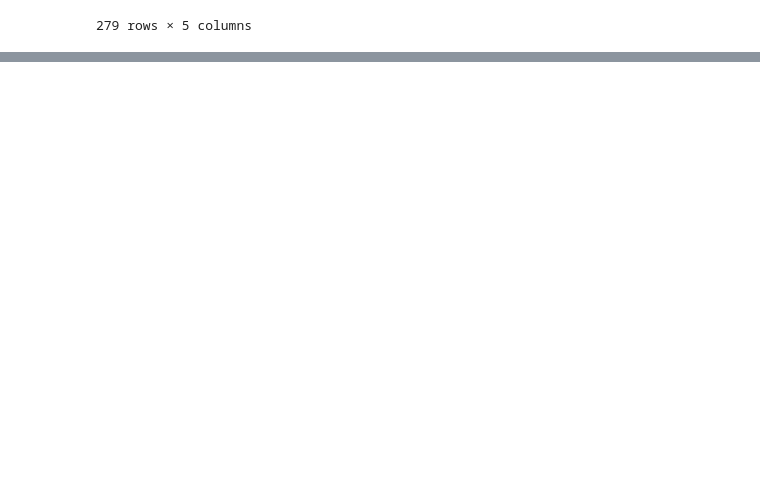
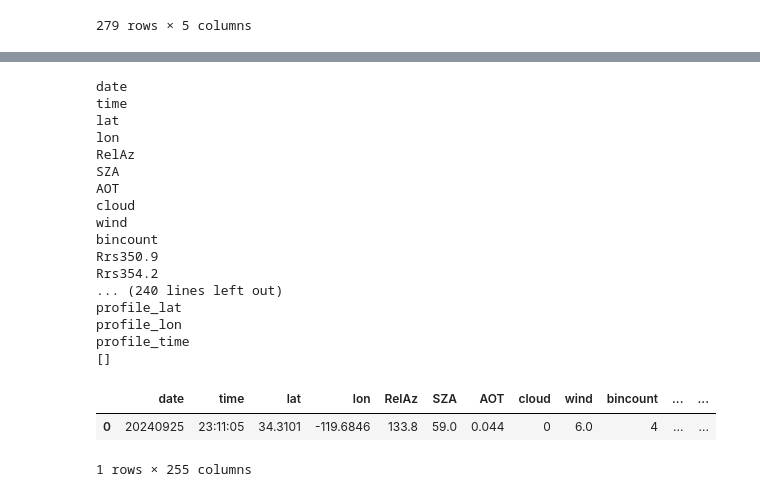
Before and after one commit to weiwilliam/SeaPACE, a Jupyter notebook: Notebooks/granulesovertruecolor.ipynb, the cells around one changed output, grey strips where cells are left out. Cells and saved outputs as stored; diff of their text form; code cells hidden in the pictures; blank space fills up the shorter version.

```diff
--- a/Notebooks/granulesovertruecolor.ipynb
+++ b/Notebooks/granulesovertruecolor.ipynb
@@ -37,10 +38,8 @@ areasize = (600, 900)
 height, width = areasize
 proj = ccrs.PlateCarree()
 # %%
-results = earthaccess.search_data(
+search_results = earthaccess.search_data(
     short_name="PACE_OCI_L2_AOP",
     temporal=tspan,
     bounding_box=bbox,
-    # cloud_cover=clouds,
 )
-paths = earthaccess.open(results)
@@ -86,6 +234,6 @@ def get_OCI_PACE_truecolor(time, size=(400, 800), bbox=(-180, -90, 180, 90)):
 # %%
 granules_data = []
-for i, grmeta in enumerate(tqdm(results, desc='Processing Granules')):
+for i, grmeta in enumerate(tqdm(search_results, desc='Processing Granules')):
     gr_name = grmeta['umm']['GranuleUR']
     gr_time = grmeta['umm']['TemporalExtent']['RangeDateTime']['BeginningDateTime']
     polygons = grmeta['umm']['SpatialExtent']['HorizontalSpatialDomain']['Geometry']['GPolygons']
@@ -534,0 +707,3 @@ app.servable()
+# %%
+list4open = [search_results[i] for i in avail_granules['granule_index']]
+files = earthaccess.open(list4open)
@@ -534,0 +736,55 @@ app.servable()
+# %%
+def clean_column(col):
+    match = re.match(r'^Rrs(\d+\.\d+)_unc$', col)
+    print(col)
+    return str(float(match.group(1))) if match else col
+# %%
+# sb_file = 'PACE-PAX_PACE_PAX_Shearwater_RV_Shearwater_HyperSAS_20240925_231105_L2_Rrs_L11_STATION_37_0_R1.sb'
+sb_file = 'PACE-PAX_PACE_PAX_Shearwater_RV_Shearwater_HyperSAS_20240925_231105_L2_Rrs_STATION_37_0_R1.sb'
+# sb_file = 'PVST_POL_PACE-PAX_Shearwater_above_water_radiometry_nflh_NRL_20240906_St_1_R1.sb'
+for sb in root.rglob(sb_file):
+    df = read_sb(sb)
+    matches = pd.Series(df.columns).str.contains('[Rr]rs')
+    if matches.any():
+        df_wide = df.reset_index(drop=True)
+        df_wide.columns = [clean_column(col) for col in df_wide.columns]
+    else:
+        df_wide = (
+            df
+            .pivot(index=["profile_time","profile_lat","profile_lon"],
+                   columns="Wavelength",
+                   values="Rrs")
+            .reset_index(drop=True)
+            .rename(columns={
+                "profile_time":"datetime",
+                "profile_lat":"lat",
+                "profile_lon":"lon"
+            })
+        )
+        df_wide["date"] = df_wide["datetime"].dt.strftime("%Y%m%d")
+        df_wide["time"] = df_wide["datetime"].dt.strftime("%H:%M:%S")
+    wls = sorted(c for c in df_wide.columns if isinstance(c,(int,float)))
+    print(wls)
+    # df_wide = df_wide[["datetime","date","time","lat","lon"] + wls]
+df_wide
+# %% [output]
+date
+time
+lat
+lon
+RelAz
+SZA
+AOT
+cloud
+wind
+bincount
+Rrs350.9
+Rrs354.2
+... (240 lines left out)
+profile_lat
+profile_lon
+profile_time
+[]
+|  | date | time | lat | lon | RelAz | SZA | AOT | cloud | wind | bincount | ... | ... |
+| 0 | 20240925 | 23:11:05 | 34.3101 | -119.6846 | 133.8 | 59.0 | 0.044 | 0 | 6.0 | 4 | ... | ... |
+1 rows × 255 columns
```
Also changed, not shown: parts of 12 cells of this notebook.
